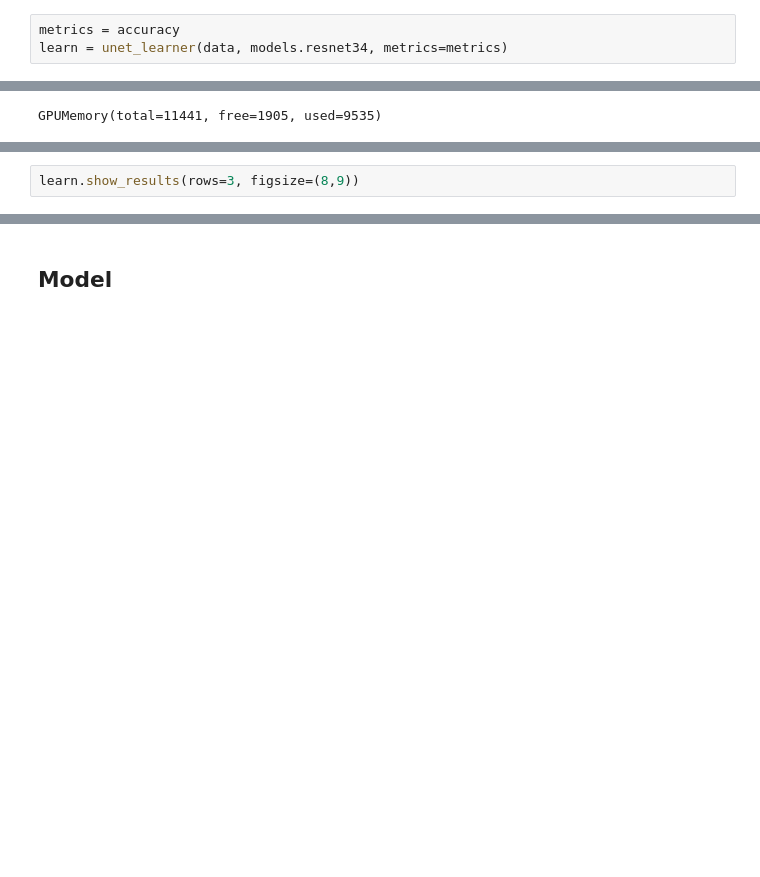
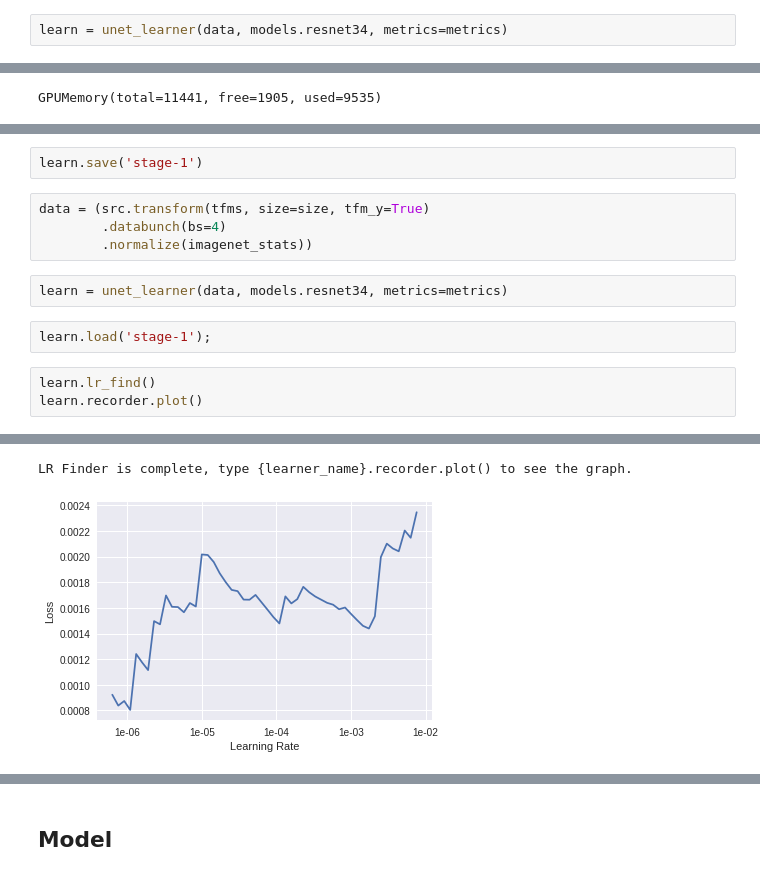
Before and after one commit to lukemckinstry/fastai-projects, a Jupyter notebook: ships_tanz.ipynb, the cells around one changed output, grey strips where cells are left out. Saved outputs shown, nothing was run; the diff lists cells and outputs as text; blank space fills up the shorter version.

```diff
--- a/ships_tanz.ipynb
+++ b/ships_tanz.ipynb
@@ -591,3 +335,2 @@ data.c
 # %%
-metrics = accuracy
 learn = unet_learner(data, models.resnet34, metrics=metrics)
@@ -621,2 +374,14 @@ RuntimeError: ignored
-# %%
-learn.show_results(rows=3, figsize=(8,9))
+# %%
+learn.save('stage-1')
+# %%
+data = (src.transform(tfms, size=size, tfm_y=True)
+        .databunch(bs=4)
+        .normalize(imagenet_stats))
+# %%
+learn = unet_learner(data, models.resnet34, metrics=metrics)
+# %%
+learn.load('stage-1');
+# %%
+learn.lr_find()
+learn.recorder.plot()
+# %% [output]
@@ -622,0 +389,2 @@ learn.show_results(rows=3, figsize=(8,9))
+LR Finder is complete, type {learner_name}.recorder.plot() to see the graph.
+[figure, added]
```
Also changed, not shown: parts of 47 cells of this notebook.
